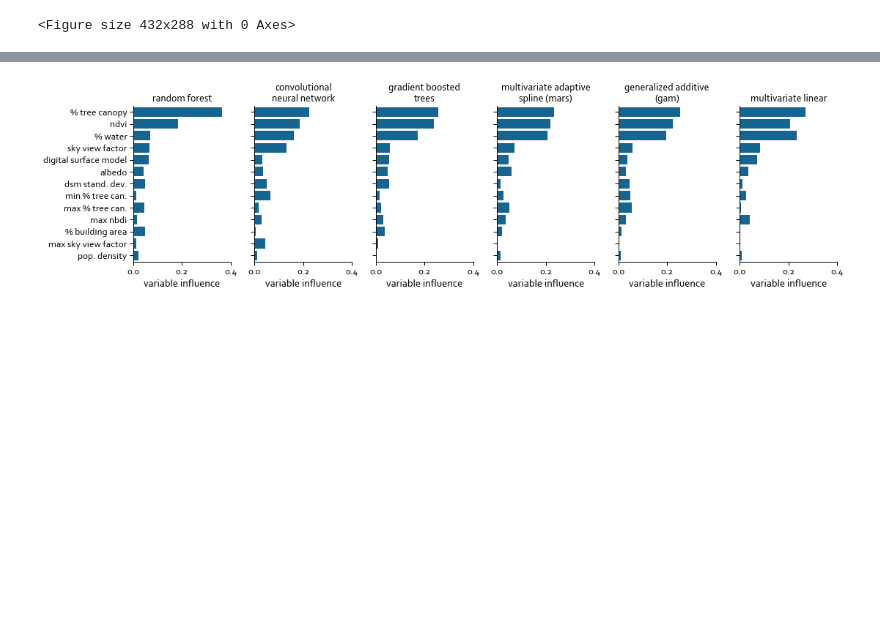
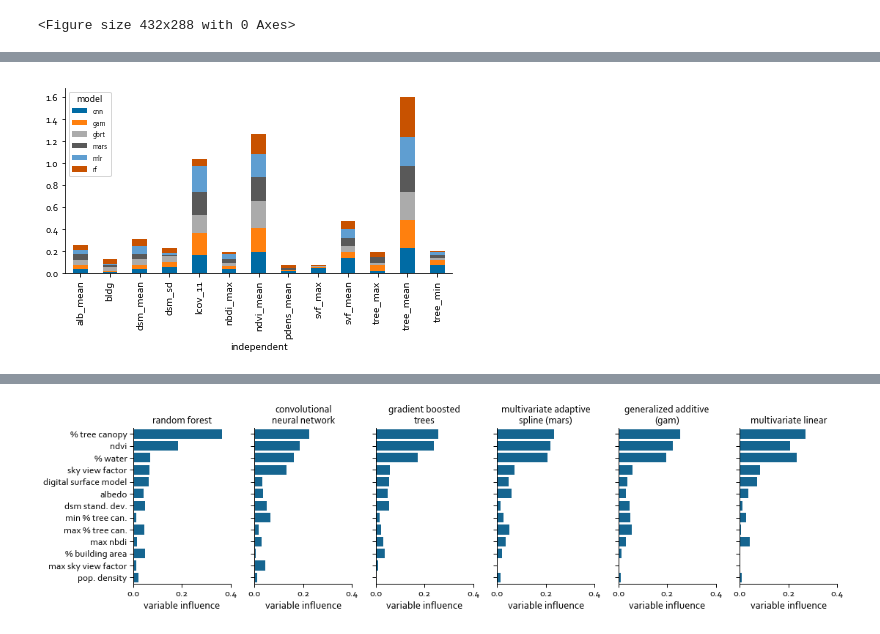
Before and after one commit to tommlogan/land_surface_temperature, a Jupyter notebook: code/analysis/variable_importance.ipynb, the cells around one changed output, grey strips where cells are left out. Drawn from its saved outputs; the diff is of its cells as text; code cells hidden in the pictures; blank space fills up the shorter version.

```diff
--- a/code/analysis/variable_importance.ipynb
+++ b/code/analysis/variable_importance.ipynb
@@ -82,0 +134,8 @@ plot_importance(results_swing, grid_size)
+# %%
+wing = swing.loc[swing.dependent=='lst_night_mean',['independent','swing','model']]
+wing.head()
+wing = wing.pivot(index= 'independent', columns = 'model', values='swing')
+wing.plot(stacked=True, kind='bar')
+plt.show()
+# %% [output]
+[figure, added]
```
Also changed, not shown: parts of 11 cells of this notebook, 2 other files.
